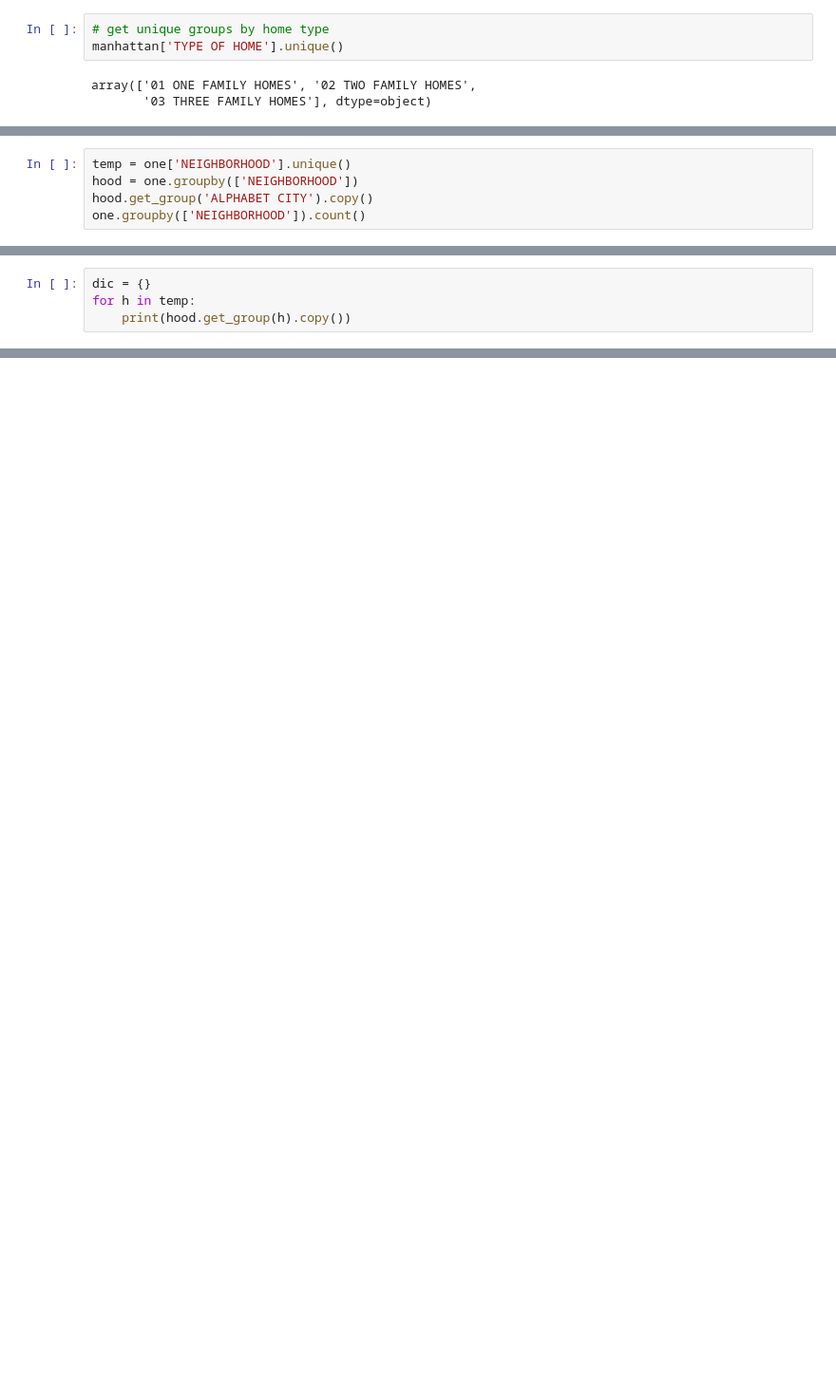
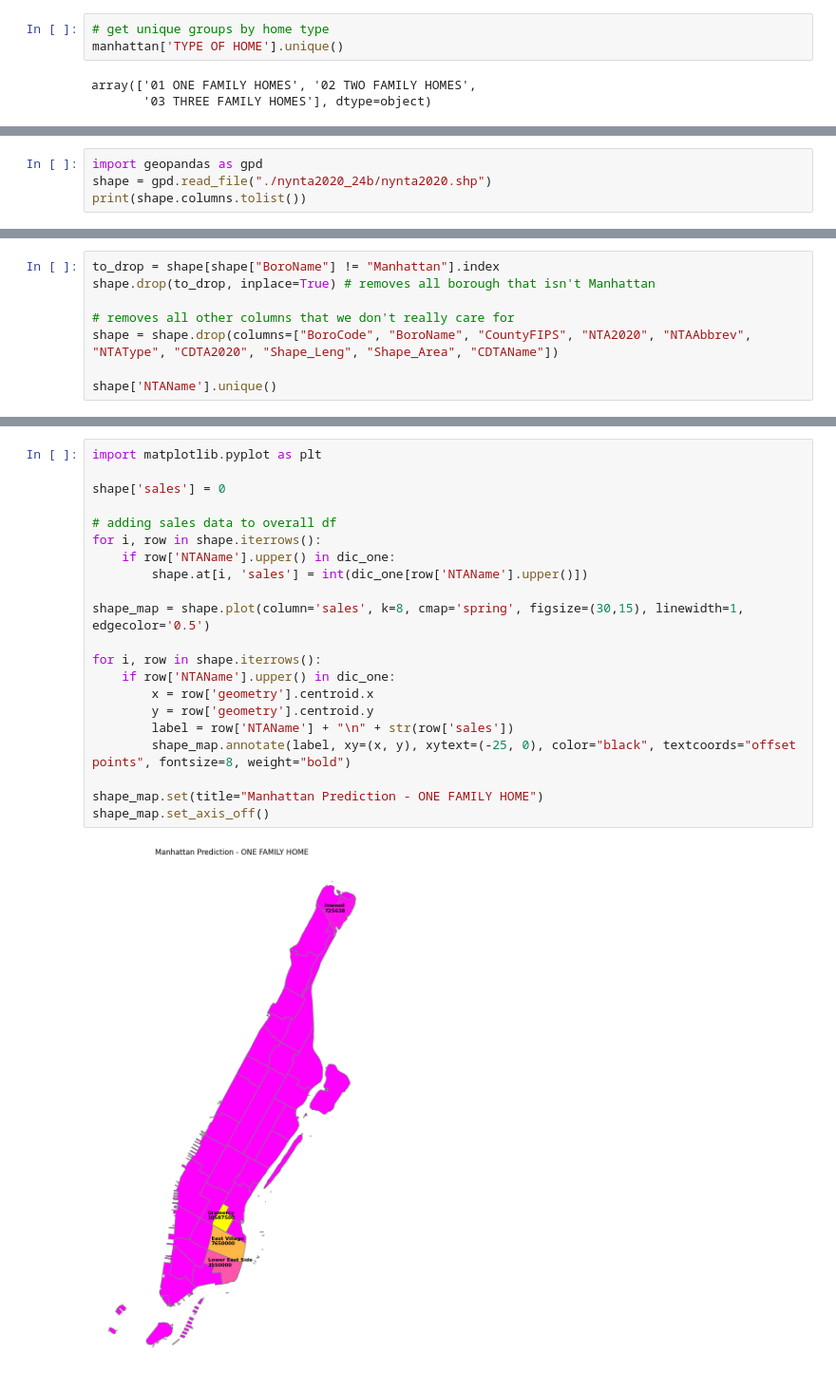
Before and after one commit to dongaCS/prediction-model-nyc, a Jupyter notebook: manhattan.ipynb, the cells around one changed output, grey strips where cells are left out. Shown: that part at 95% size. Saved outputs shown, nothing was run; the diff lists cells and outputs as text; blank space fills up the shorter version.

Commit message:
generates map for neighborhood predictions

```diff
--- a/manhattan.ipynb
+++ b/manhattan.ipynb
@@ -87,5 +82,0 @@ three = home.get_group('03 THREE FAMILY HOMES').copy()
-# %%
-temp = one['NEIGHBORHOOD'].unique()
-hood = one.groupby(['NEIGHBORHOOD'])
-hood.get_group('ALPHABET CITY').copy()
-one.groupby(['NEIGHBORHOOD']).count()
@@ -123,4 +82,0 @@ array(['ALPHABET CITY', 'CHELSEA', 'CLINTON', 'EAST VILLAGE', 'GRAMERCY',
-# %%
-dic = {}
-for h in temp:
-    print(hood.get_group(h).copy())
@@ -190,2 +148,5 @@ LOWER EAST SIDE - r2: nan
 # %%
+import geopandas as gpd
+shape = gpd.read_file("./nynta2020_24b/nynta2020.shp")
+print(shape.columns.tolist())
 # %% [output]
@@ -193,0 +154,8 @@ R-squared: 0.9544704908242749
+# %%
+to_drop = shape[shape["BoroName"] != "Manhattan"].index
+shape.drop(to_drop, inplace=True) # removes all borough that isn't Manhattan
+
+# removes all other columns that we don't really care for
+shape = shape.drop(columns=["BoroCode", "BoroName", "CountyFIPS", "NTA2020", "NTAAbbrev", "NTAType", "CDTA2020", "Shape_Leng", "Shape_Area", "CDTAName"])
+
+shape['NTAName'].unique()
@@ -193,0 +196,23 @@ R-squared: 0.9544704908242749
+# %%
+import matplotlib.pyplot as plt
+
+shape['sales'] = 0
+
+# adding sales data to overall df
+for i, row in shape.iterrows():
+    if row['NTAName'].upper() in dic_one:
+        shape.at[i, 'sales'] = int(dic_one[row['NTAName'].upper()])
+
+shape_map = shape.plot(column='sales', k=8, cmap='spring', figsize=(30,15), linewidth=1, edgecolor='0.5')
+
+for i, row in shape.iterrows():
+    if row['NTAName'].upper() in dic_one:
+        x = row['geometry'].centroid.x
+        y = row['geometry'].centroid.y
+        label = row['NTAName'] + "\n" + str(row['sales'])
+        shape_map.annotate(label, xy=(x, y), xytext=(-25, 0), color="black", textcoords="offset points", fontsize=8, weight="bold")
+
+shape_map.set(title="Manhattan Prediction - ONE FAMILY HOME")
+shape_map.set_axis_off()
+# %% [output]
+[figure, added]
```
Also changed, not shown: parts of 18 cells of this notebook.
